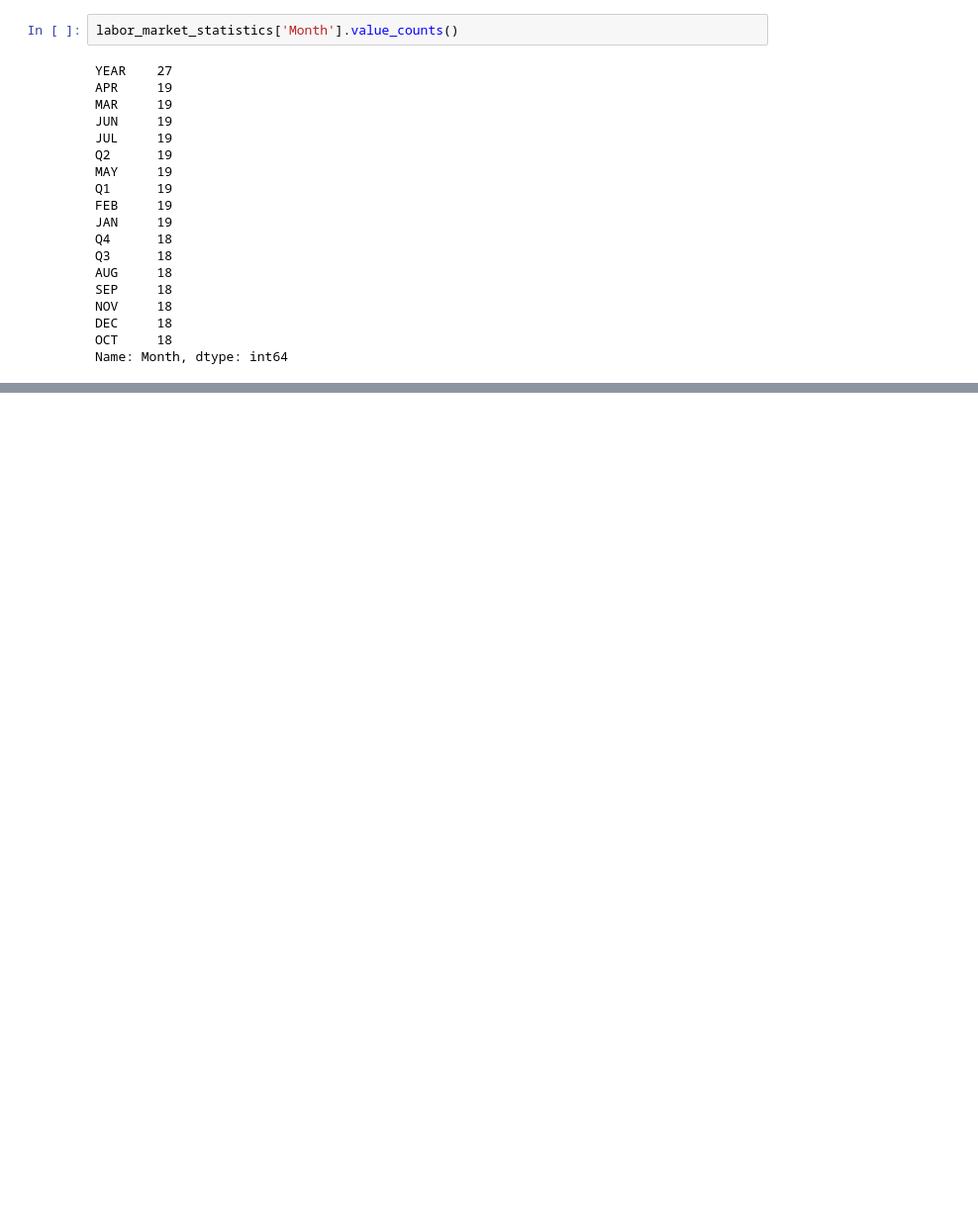
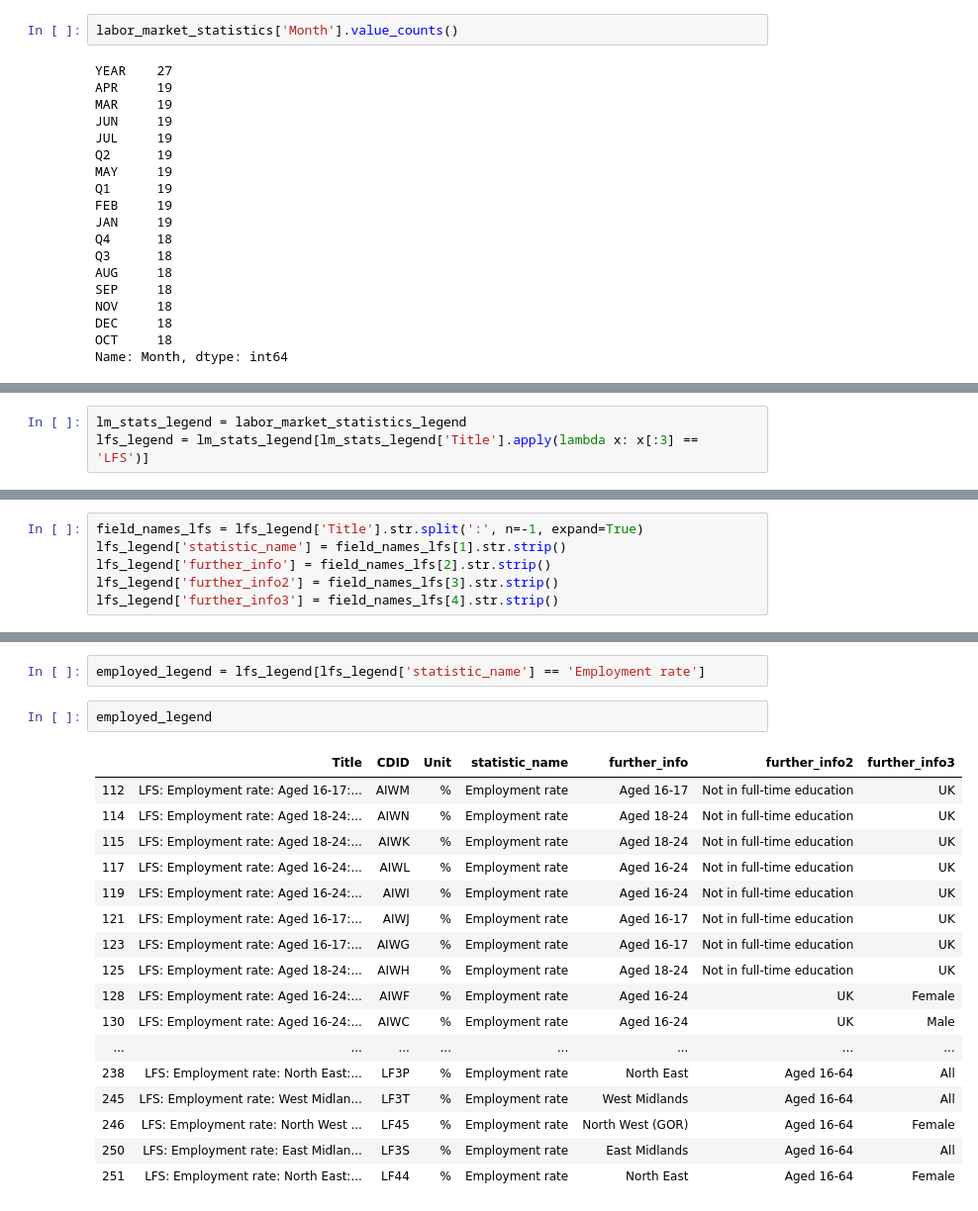
Before and after one commit to Khumo94/citadel-datathon-2019, a Jupyter notebook: dataset-3.ipynb, the cells around one changed output, grey strips where cells are left out. Shown: that part at 99% size. Saved outputs shown, nothing was run; the diff lists cells and outputs as text; blank space fills up the shorter version.

```diff
--- a/dataset-3.ipynb
+++ b/dataset-3.ipynb
@@ -39,0 +66,3 @@ Name: Month, dtype: int64
+# %%
+lm_stats_legend = labor_market_statistics_legend
+lfs_legend = lm_stats_legend[lm_stats_legend['Title'].apply(lambda x: x[:3] == 'LFS')]
@@ -39,0 +84,6 @@ Name: Month, dtype: int64
+# %%
+field_names_lfs = lfs_legend['Title'].str.split(':', n=-1, expand=True)
+lfs_legend['statistic_name'] = field_names_lfs[1].str.strip()
+lfs_legend['further_info'] = field_names_lfs[2].str.strip()
+lfs_legend['further_info2'] = field_names_lfs[3].str.strip()
+lfs_legend['further_info3'] = field_names_lfs[4].str.strip()
@@ -39,0 +128,22 @@ Name: Month, dtype: int64
+# %%
+employed_legend = lfs_legend[lfs_legend['statistic_name'] == 'Employment rate']
+# %%
+employed_legend
+# %% [output]
+|  | Title | CDID | Unit | statistic_name | further_info | further_info2 | further_info3 |
+| 112 | LFS: Employment rate: Aged 16-17:... | AIWM | % | Employment rate | Aged 16-17 | Not in full-time education | UK |
+| 114 | LFS: Employment rate: Aged 18-24:... | AIWN | % | Employment rate | Aged 18-24 | Not in full-time education | UK |
+| 115 | LFS: Employment rate: Aged 18-24:... | AIWK | % | Employment rate | Aged 18-24 | Not in full-time education | UK |
+| 117 | LFS: Employment rate: Aged 16-24:... | AIWL | % | Employment rate | Aged 16-24 | Not in full-time education | UK |
+| 119 | LFS: Employment rate: Aged 16-24:... | AIWI | % | Employment rate | Aged 16-24 | Not in full-time education | UK |
+| 121 | LFS: Employment rate: Aged 16-17:... | AIWJ | % | Employment rate | Aged 16-17 | Not in full-time education | UK |
+| 123 | LFS: Employment rate: Aged 16-17:... | AIWG | % | Employment rate | Aged 16-17 | Not in full-time education | UK |
+| 125 | LFS: Employment rate: Aged 18-24:... | AIWH | % | Employment rate | Aged 18-24 | Not in full-time education | UK |
+| 128 | LFS: Employment rate: Aged 16-24:... | AIWF | % | Employment rate | Aged 16-24 | UK | Female |
+| 130 | LFS: Employment rate: Aged 16-24:... | AIWC | % | Employment rate | Aged 16-24 | UK | Male |
+| ... | ... | ... | ... | ... | ... | ... | ... |
+| 238 | LFS: Employment rate: North East:... | LF3P | % | Employment rate | North East | Aged 16-64 | All |
+| 245 | LFS: Employment rate: West Midlan... | LF3T | % | Employment rate | West Midlands | Aged 16-64 | All |
+| 246 | LFS: Employment rate: North West ... | LF45 | % | Employment rate | North West (GOR) | Aged 16-64 | Female |
+| 250 | LFS: Employment rate: East Midlan... | LF3S | % | Employment rate | East Midlands | Aged 16-64 | All |
+| 251 | LFS: Employment rate: North East:... | LF44 | % | Employment rate | North East | Aged 16-64 | Female |
```
Also changed, not shown: parts of 10 cells of this notebook.
